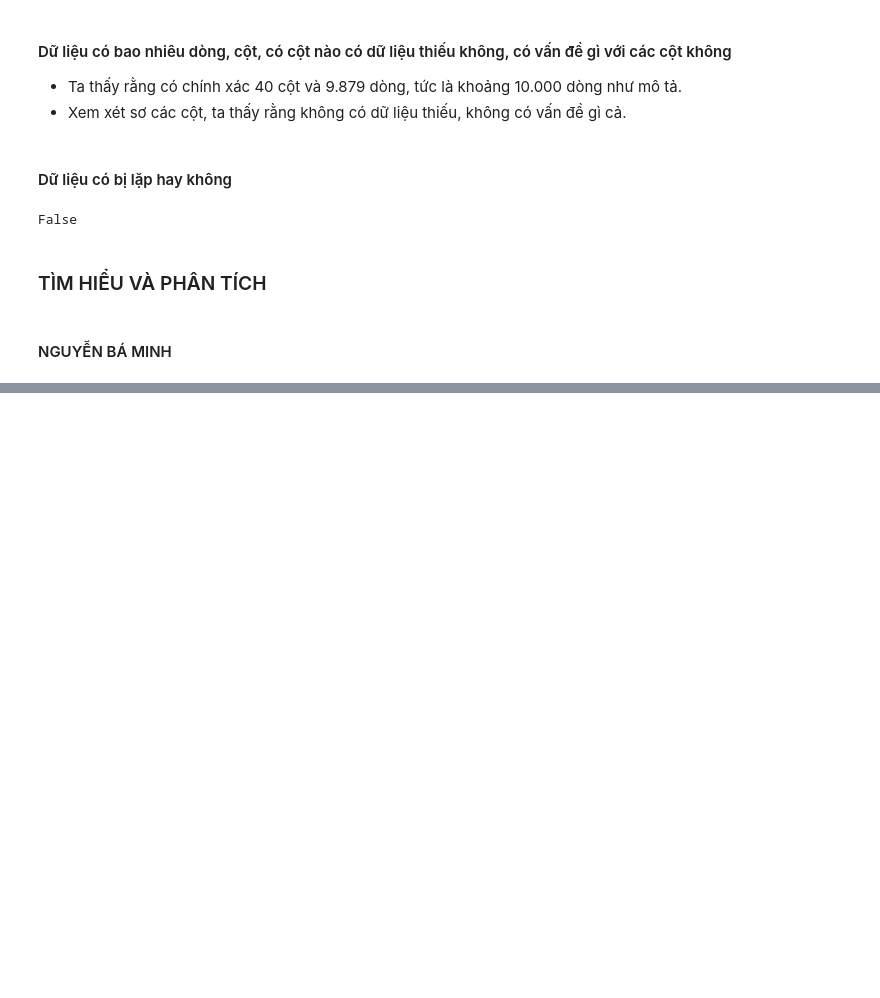
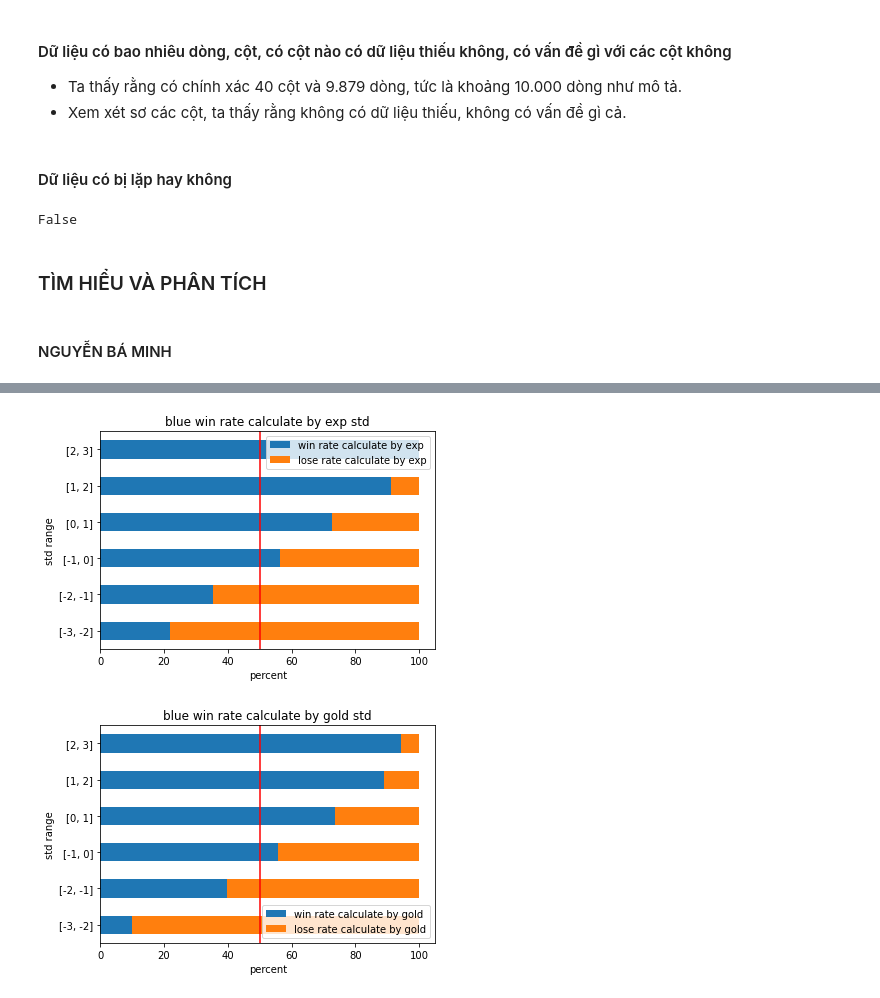
Before and after one commit to thnam4500/LTKHDL_FINAL, a Jupyter notebook: 19127472_19127481.ipynb, the cells around one changed output, grey strips where cells are left out. Cells and saved outputs as stored; diff of their text form; code cells hidden in the pictures; blank space fills up the shorter version.

```diff
--- a/19127472_19127481.ipynb
+++ b/19127472_19127481.ipynb
@@ -72,0 +259,33 @@ False
+# %%
+std_check = [[-3,-2],[-2,-1],[-1,0],[0,1],[1,2],[2,3]]
+blue_win_percent_by_exp = []
+blue_win_percent_by_gold = []
+red_win_percent_by_exp = []
+red_win_percent_by_gold = []
+for x in std_check:
+    win_rate_by_exp_std, win_rate_by_gold_std = std_range_percent(blue_dragon,x[0],x[1])
+    blue_win_percent_by_exp.append(win_rate_by_exp_std)
+    blue_win_percent_by_gold.append(win_rate_by_gold_std)
+    win_rate_by_exp_std, win_rate_by_gold_std = std_range_percent(red_dragon,x[0],x[1],team='red')
+    red_win_percent_by_exp.append(win_rate_by_exp_std)
+    red_win_percent_by_gold.append(win_rate_by_gold_std)
+# %%
+blue_win_percent_by_exp = pd.DataFrame(blue_win_percent_by_exp)
+blue_win_percent_by_exp = blue_win_percent_by_exp.rename(columns={0:'win rate calculate by exp'})
+blue_win_percent_by_exp = blue_win_percent_by_exp.rename(index=range_std_list)
+blue_win_percent_by_exp['lose rate calculate by exp'] = 100 - blue_win_percent_by_exp['win rate calculate by exp']
+
+blue_win_percent_by_gold = pd.DataFrame(blue_win_percent_by_gold)
+blue_win_percent_by_gold = blue_win_percent_by_gold.rename(columns={0:'win rate calculate by gold'})
+blue_win_percent_by_gold = blue_win_percent_by_gold.rename(index=range_std_list)
+blue_win_percent_by_gold['lose rate calculate by gold'] = 100 - blue_win_percent_by_gold['win rate calculate by gold']
+
+red_win_percent_by_exp = pd.DataFrame(red_win_percent_by_exp)
+red_win_percent_by_exp = red_win_percent_by_exp.rename(columns={0:'win rate calculate by exp'})
+red_win_percent_by_exp = red_win_percent_by_exp.rename(index=range_std_list)
+red_win_percent_by_exp['lose rate calculate by exp'] = 100 - red_win_percent_by_exp['win rate calculate by exp']
+
+red_win_percent_by_gold = pd.DataFrame(red_win_percent_by_gold)
+red_win_percent_by_gold = red_win_percent_by_gold.rename(columns={0:'win rate calculate by gold'})
+red_win_percent_by_gold = red_win_percent_by_gold.rename(index=range_std_list)
+red_win_percent_by_gold['lose rate calculate by gold'] = 100 - red_win_percent_by_gold['win rate calculate by gold']
@@ -72,0 +332,15 @@ False
+# %%
+blue_win_percent_by_exp.plot(kind='barh',stacked=True)
+plt.axvline(50,color='red')
+plt.ylabel('std range')
+plt.xlabel('percent')
+plt.title('blue win rate calculate by exp std')
+blue_win_percent_by_gold.plot(kind='barh',stacked=True)
+plt.axvline(50,color='red')
+plt.ylabel('std range')
+plt.xlabel('percent')
+plt.title('blue win rate calculate by gold std')
+plt.show()
+# %% [output]
+[figure, added]
+[figure, added]
```
Also changed, not shown: parts of 55 cells of this notebook.
